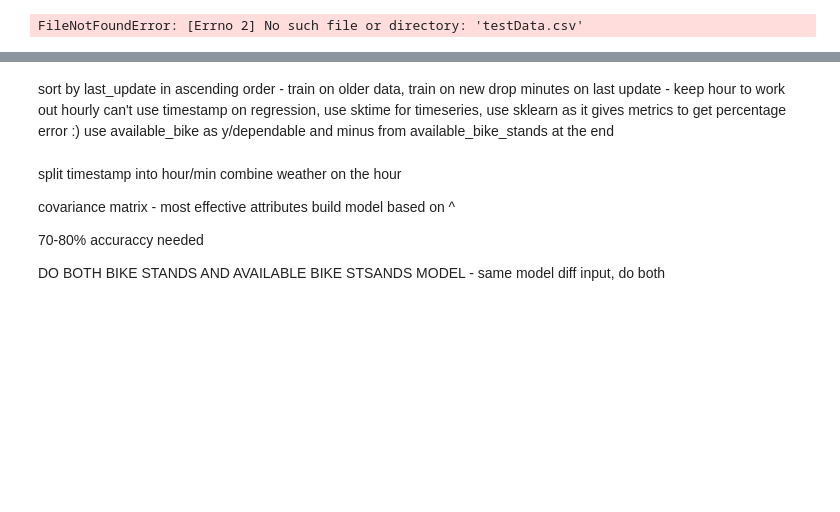
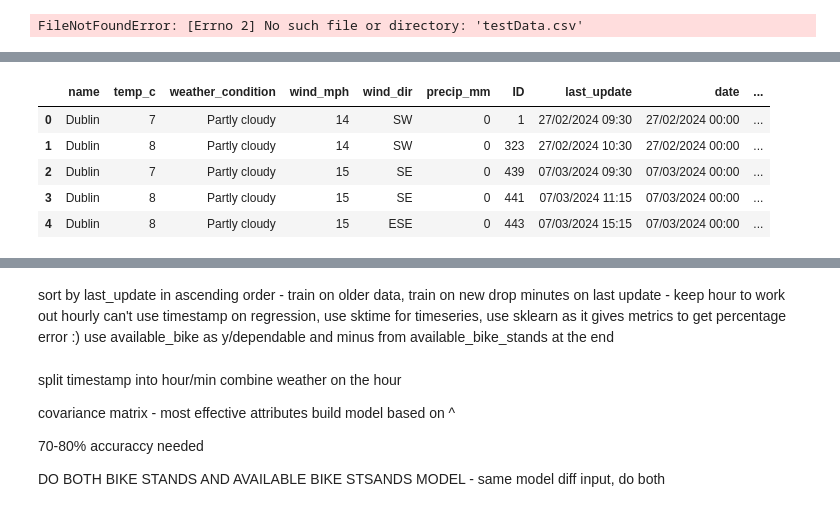
Before and after one commit to t-acheson/dublin_bikes_project, a Jupyter notebook: mlModel.ipynb, the cells around one changed output, grey strips where cells are left out. Cells and saved outputs as stored; diff of their text form; code cells hidden in the pictures; blank space fills up the shorter version.

Commit message:
weather datetime formatted correctly

```diff
--- a/mlModel.ipynb
+++ b/mlModel.ipynb
@@ -38,2 +60,12 @@ df['minutes'] = df['last_update'].dt.minute
 # %%
 #get weather file and split update into date/hour/min
+weather_df = pd.read_csv('weatherData.csv')
+
+weather_df.head()
+# %% [output]
+|  | name | temp_c | weather_condition | wind_mph | wind_dir | precip_mm | ID | last_update | date | ... |
+| 0 | Dublin | 7 | Partly cloudy | 14 | SW | 0 | 1 | 27/02/2024 09:30 | 27/02/2024 00:00 | ... |
+| 1 | Dublin | 8 | Partly cloudy | 14 | SW | 0 | 323 | 27/02/2024 10:30 | 27/02/2024 00:00 | ... |
+| 2 | Dublin | 7 | Partly cloudy | 15 | SE | 0 | 439 | 07/03/2024 09:30 | 07/03/2024 00:00 | ... |
+| 3 | Dublin | 8 | Partly cloudy | 15 | SE | 0 | 441 | 07/03/2024 11:15 | 07/03/2024 00:00 | ... |
+| 4 | Dublin | 8 | Partly cloudy | 15 | ESE | 0 | 443 | 07/03/2024 15:15 | 07/03/2024 00:00 | ... |
```
Also changed, not shown: parts of 10 cells of this notebook.
